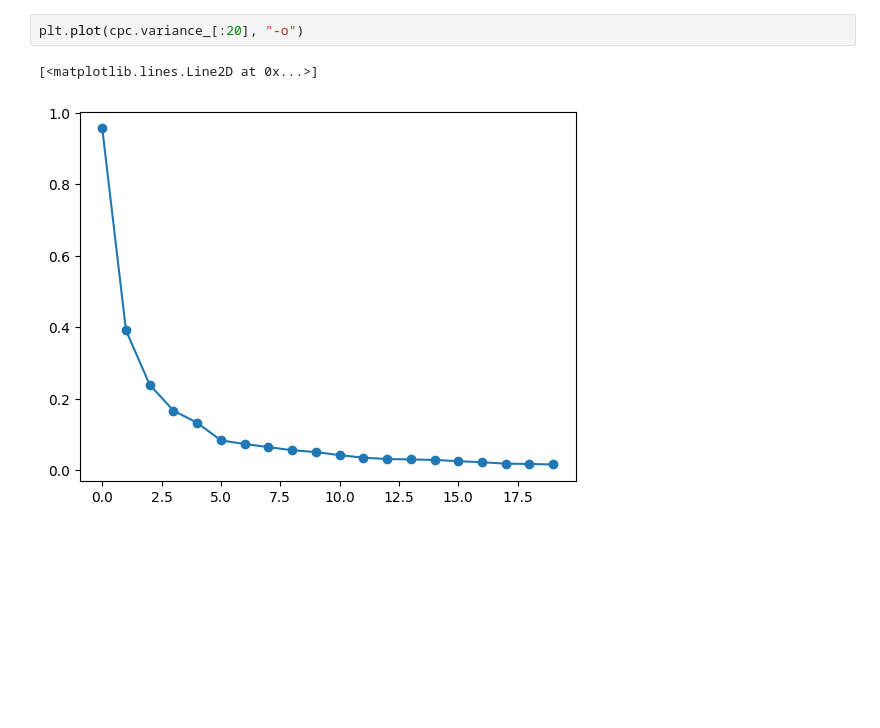
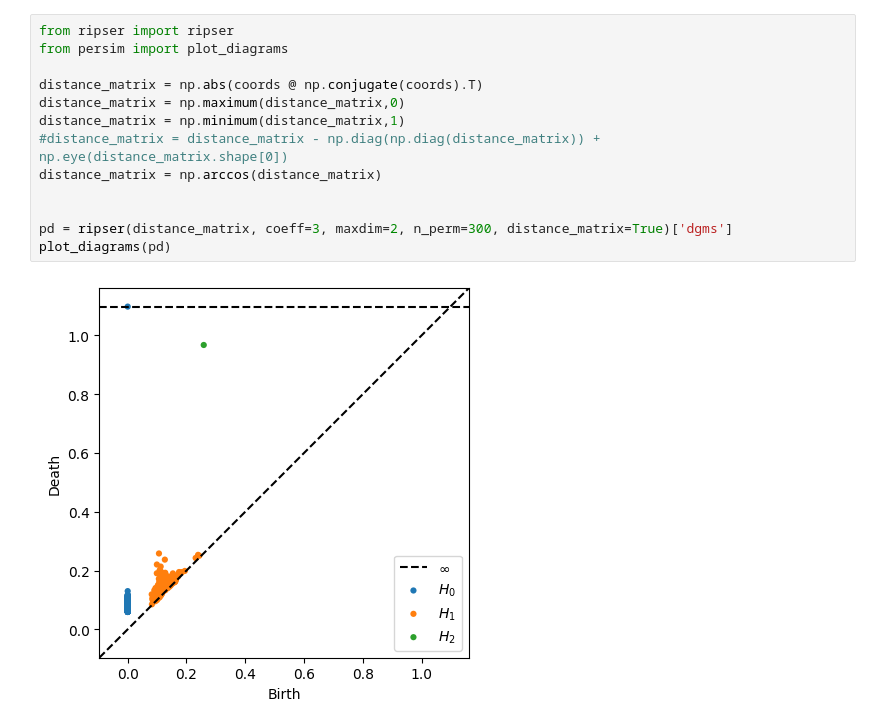
Before and after one commit to mtsch/DREiMac, a Jupyter notebook: docs/notebooks/movingDot.ipynb, the cells around one changed output. Drawn from its saved outputs; the diff is of its cells as text; blank space fills up the shorter version.

```diff
--- a/docs/notebooks/movingDot.ipynb
+++ b/docs/notebooks/movingDot.ipynb
@@ -33,5 +55,15 @@ coords_R3 = ProjectiveMapUtils.hopf_map(coords)
-# %%
-plt.plot(cpc.variance_[:20], "-o")
-# %% [output]
-[<matplotlib.lines.Line2D at 0x...>]
-[figure, removed]
+# %%
+from ripser import ripser
+from persim import plot_diagrams
+
+distance_matrix = np.abs(coords @ np.conjugate(coords).T)
+distance_matrix = np.maximum(distance_matrix,0)
+distance_matrix = np.minimum(distance_matrix,1)
+#distance_matrix = distance_matrix - np.diag(np.diag(distance_matrix)) + np.eye(distance_matrix.shape[0])
+distance_matrix = np.arccos(distance_matrix)
+
+
+pd = ripser(distance_matrix, coeff=3, maxdim=2, n_perm=300, distance_matrix=True)['dgms']
+plot_diagrams(pd)
+# %% [output]
+[figure, added]
```
Also changed, not shown: parts of 11 cells of this notebook, 5 other files.
